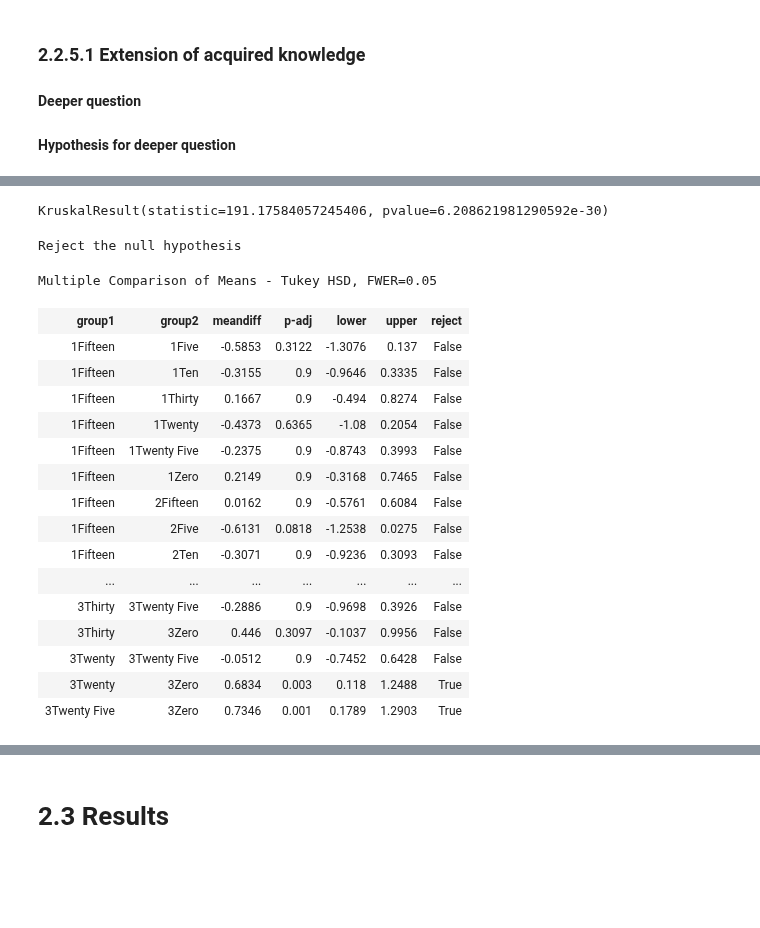
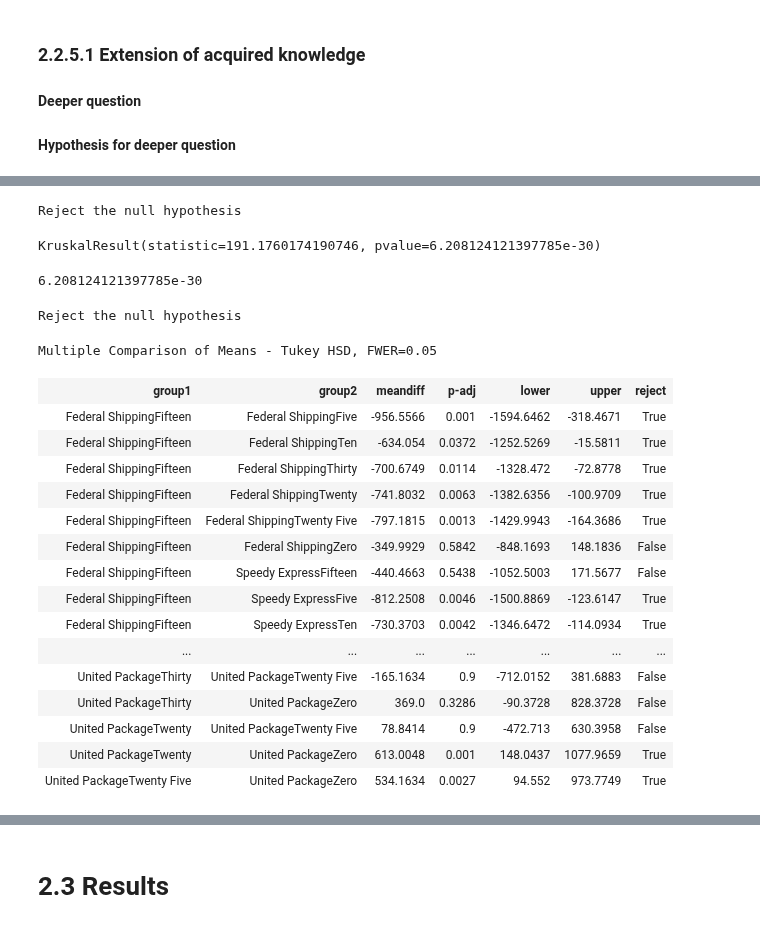
Before and after one commit to eannefawcett/Northwind-Database-Exploration, a Jupyter notebook: Reorder and Discount.ipynb, the cells around one changed output, grey strips where cells are left out. Saved outputs shown, nothing was run; the diff lists cells and outputs as text; code cells hidden in the pictures; blank space fills up the shorter version.

```diff
--- a/Reorder and Discount.ipynb
+++ b/Reorder and Discount.ipynb
@@ -247,2 +246,5 @@ dtypes: float64(3), int64(4), object(1)
 memory usage: 134.8+ KB
+# %%
+# correction to data type if necessary
+df['CompanyName'] = [str(x) for x in df['CompanyName']]
 # %%
@@ -359,5 +375,3 @@ print(df_str.head())
-# %%
-df_str['ShipVia'] = [str(x) for x in df['ShipVia']]
 # %% [markdown]
 ## 2.2.4 Model Data<a id='Model Data'></a>
 
@@ -541,2 +602,9 @@ Reject the null hypothesis
+# %%
+if alpha > reorderLevel_anova_pvalue:
+    print('Reject the null hypothesis')
+else:
+    print('Fail to reject the null hypothesis')
+# %% [output]
+Reject the null hypothesis
 # %%
 # non-parametric testing variables
@@ -566,16 +634,20 @@ shipVia3_reorder25 = shipVia3[shipVia3['ReorderLevel'] == 25]['ItemTotal']
 shipVia3_reorder30 = shipVia3[shipVia3['ReorderLevel'] == 30]['ItemTotal']
 # %%
 # non-parametric test
-stats.kruskal(shipVia1_reorder0, shipVia1_reorder5, shipVia1_reorder10, shipVia1_reorder15, shipVia1_reorder20,
-                     shipVia1_reorder25, shipVia1_reorder30, shipVia2_reorder0, shipVia2_reorder5, shipVia2_reorder10,
-                     shipVia2_reorder15, shipVia2_reorder20, shipVia2_reorder25, shipVia2_reorder30, shipVia3_reorder0,
-                     shipVia3_reorder5, shipVia3_reorder10, shipVia3_reorder15, shipVia3_reorder20, shipVia3_reorder25,
-                     shipVia3_reorder30)
+kruskal_results = stats.kruskal(shipVia1_reorder0, shipVia1_reorder5, shipVia1_reorder10, shipVia1_reorder15, shipVia1_reorder20,
+                                shipVia1_reorder25, shipVia1_reorder30, shipVia2_reorder0, shipVia2_reorder5, shipVia2_reorder10,
+                                shipVia2_reorder15, shipVia2_reorder20, shipVia2_reorder25, shipVia2_reorder30, shipVia3_reorder0,
+                                shipVia3_reorder5, shipVia3_reorder10, shipVia3_reorder15, shipVia3_reorder20, shipVia3_reorder25,
+                                shipVia3_reorder30)
+kruskal_results
 # %% [output]
-KruskalResult(statistic=191.17584057245406, pvalue=6.208621981290592e-30)
+KruskalResult(statistic=191.1760174190746, pvalue=6.208124121397785e-30)
 # %%
 # result
-p_value = 6.208621981290592*10**-30
+p_value = kruskal_results[1]
+p_value
+# %% [output]
+6.208124121397785e-30
 # %%
 if alpha > p_value:
     print('Reject the null hypothesis')
@@ -584,23 +656,23 @@ else:
 # %% [output]
 Reject the null hypothesis
 # %%
-tukey_results = pairwise_tukeyhsd(df_str['ItemTotal'], df_str['ShipVia']+df_str['ReorderLevel'])
+tukey_results = pairwise_tukeyhsd(df_str['ItemTotal'], df_str['CompanyName']+df_str['ReorderLevel'])
 tukey_results.summary()
 # %% [output]
 Multiple Comparison of Means - Tukey HSD, FWER=0.05
 | group1 | group2 | meandiff | p-adj | lower | upper | reject |
-| 1Fifteen | 1Five | -0.5853 | 0.3122 | -1.3076 | 0.137 | False |
-| 1Fifteen | 1Ten | -0.3155 | 0.9 | -0.9646 | 0.3335 | False |
-| 1Fifteen | 1Thirty | 0.1667 | 0.9 | -0.494 | 0.8274 | False |
-| 1Fifteen | 1Twenty | -0.4373 | 0.6365 | -1.08 | 0.2054 | False |
-| 1Fifteen | 1Twenty Five | -0.2375 | 0.9 | -0.8743 | 0.3993 | False |
-| 1Fifteen | 1Zero | 0.2149 | 0.9 | -0.3168 | 0.7465 | False |
-| 1Fifteen | 2Fifteen | 0.0162 | 0.9 | -0.5761 | 0.6084 | False |
-| 1Fifteen | 2Five | -0.6131 | 0.0818 | -1.2538 | 0.0275 | False |
-| 1Fifteen | 2Ten | -0.3071 | 0.9 | -0.9236 | 0.3093 | False |
+| Federal ShippingFifteen | Federal ShippingFive | -956.5566 | 0.001 | -1594.6462 | -318.4671 | True |
+| Federal ShippingFifteen | Federal ShippingTen | -634.054 | 0.0372 | -1252.5269 | -15.5811 | True |
+| Federal ShippingFifteen | Federal ShippingThirty | -700.6749 | 0.0114 | -1328.472 | -72.8778 | True |
+| Federal ShippingFifteen | Federal ShippingTwenty | -741.8032 | 0.0063 | -1382.6356 | -100.9709 | True |
+| Federal ShippingFifteen | Federal ShippingTwenty Five | -797.1815 | 0.0013 | -1429.9943 | -164.3686 | True |
+| Federal ShippingFifteen | Federal ShippingZero | -349.9929 | 0.5842 | -848.1693 | 148.1836 | False |
+| Federal ShippingFifteen | Speedy ExpressFifteen | -440.4663 | 0.5438 | -1052.5003 | 171.5677 | False |
+| Federal ShippingFifteen | Speedy ExpressFive | -812.2508 | 0.0046 | -1500.8869 | -123.6147 | True |
+| Federal ShippingFifteen | Speedy ExpressTen | -730.3703 | 0.0042 | -1346.6472 | -114.0934 | True |
 | ... | ... | ... | ... | ... | ... | ... |
-| 3Thirty | 3Twenty Five | -0.2886 | 0.9 | -0.9698 | 0.3926 | False |
-| 3Thirty | 3Zero | 0.446 | 0.3097 | -0.1037 | 0.9956 | False |
-| 3Twenty | 3Twenty Five | -0.0512 | 0.9 | -0.7452 | 0.6428 | False |
-| 3Twenty | 3Zero | 0.6834 | 0.003 | 0.118 | 1.2488 | True |
-| 3Twenty Five | 3Zero | 0.7346 | 0.001 | 0.1789 | 1.2903 | True |
+| United PackageThirty | United PackageTwenty Five | -165.1634 | 0.9 | -712.0152 | 381.6883 | False |
+| United PackageThirty | United PackageZero | 369.0 | 0.3286 | -90.3728 | 828.3728 | False |
+| United PackageTwenty | United PackageTwenty Five | 78.8414 | 0.9 | -472.713 | 630.3958 | False |
+| United PackageTwenty | United PackageZero | 613.0048 | 0.001 | 148.0437 | 1077.9659 | True |
+| United PackageTwenty Five | United PackageZero | 534.1634 | 0.0027 | 94.552 | 973.7749 | True |
```
Also changed, not shown: parts of 36 cells of this notebook, 1 other file.
